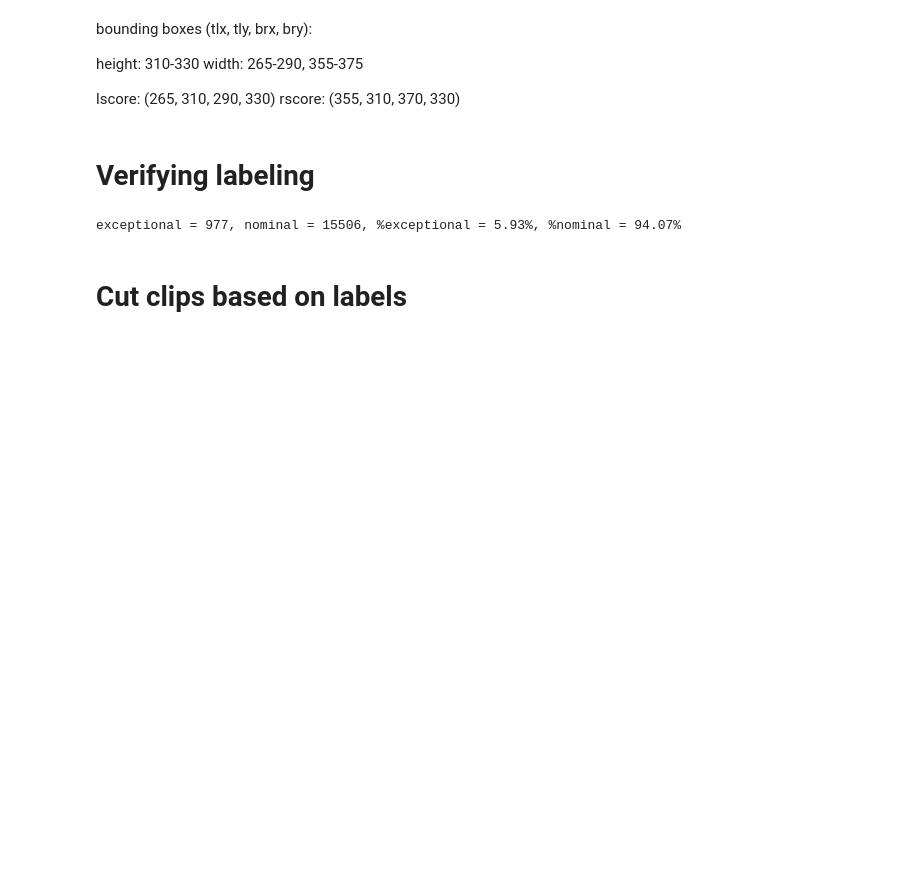
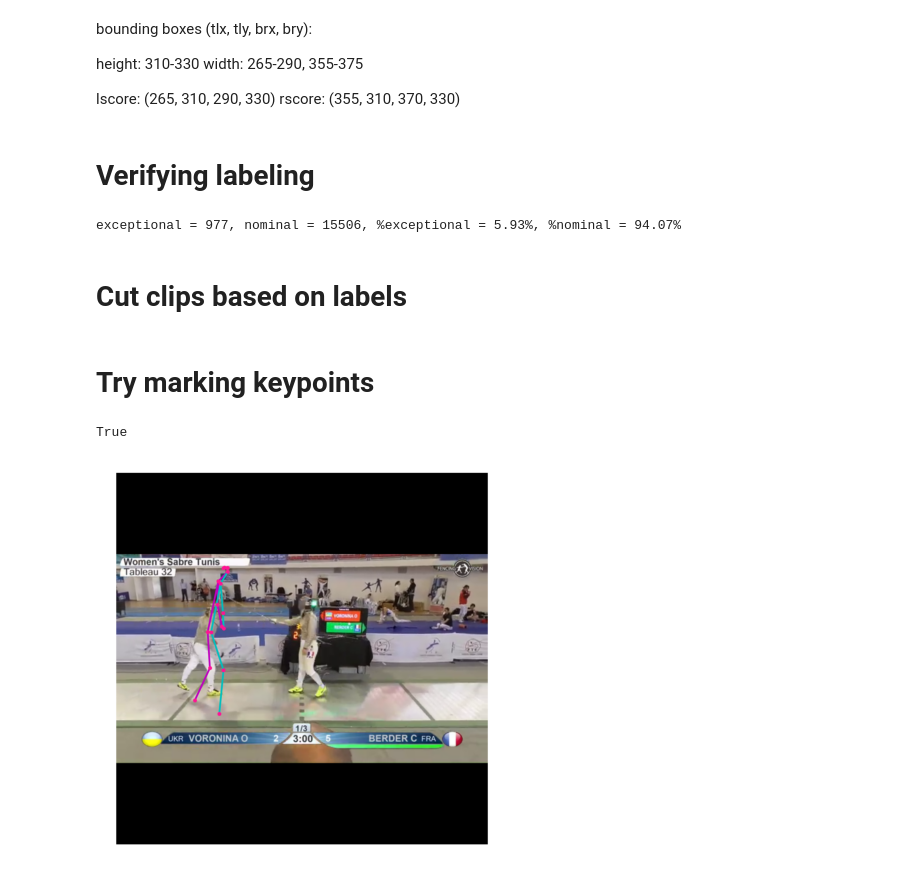
Before and after one commit to Nick0915/FencingAIRef, a Jupyter notebook: experiments.ipynb, the cells around one changed output. Drawn from its saved outputs; the diff is of its cells as text; code cells hidden in the pictures; blank space fills up the shorter version.

Commit message:
experimenting with keypoint identification

```diff
--- a/experiments.ipynb
+++ b/experiments.ipynb
@@ -326,3 +323,13 @@ for i, row in info.iterrows():
 
     if broken:
         break
+# %% [markdown]
+# Try marking keypoints
+# %%
+cap = cv2.VideoCapture('./Data/YtDownloads/Sabre/0020sabre.mp4')
+cap.set(cv2.CAP_PROP_POS_FRAMES, 5500)
+flags, frame = cap.read()
+
+cv2.imwrite('./test/test_img.png', frame)
+# %% [output]
+True
@@ -328,0 +543,30 @@ for i, row in info.iterrows():
+# %%
+import tensorflow as tf
+import tensorflow_hub as tfhub
+
+model = tfhub.load("https://www.kaggle.com/models/google/movenet/TensorFlow2/multipose-lightning/1")
+movenet = model.signatures['serving_default']
+# %%
+image_path = './test/test_img.png'
+image = tf.io.read_file(image_path)
+image = tf.image.decode_png(image)
+
+input_image = tf.expand_dims(image, axis=0)
+input_image = tf.image.resize_with_pad(input_image, 128, 256)
+input_image = tf.cast(input_image, tf.int32)
+
+# Run model inference.
+keypoints_with_scores = movenet(input_image)['output_0'].numpy()
+
+# Visualize the predictions with image.
+display_image = tf.expand_dims(image, axis=0)
+display_image = tf.cast(tf.image.resize_with_pad(
+    display_image, 1280, 1280), dtype=tf.int32)
+output_overlay = draw_prediction_on_image(
+    np.squeeze(display_image.numpy(), axis=0), keypoints_with_scores)
+
+plt.figure(figsize=(5, 5))
+plt.imshow(output_overlay)
+_ = plt.axis('off')
+# %% [output]
+[figure, added]
```
Also changed, not shown: parts of 2 cells of this notebook, 3 other files.
